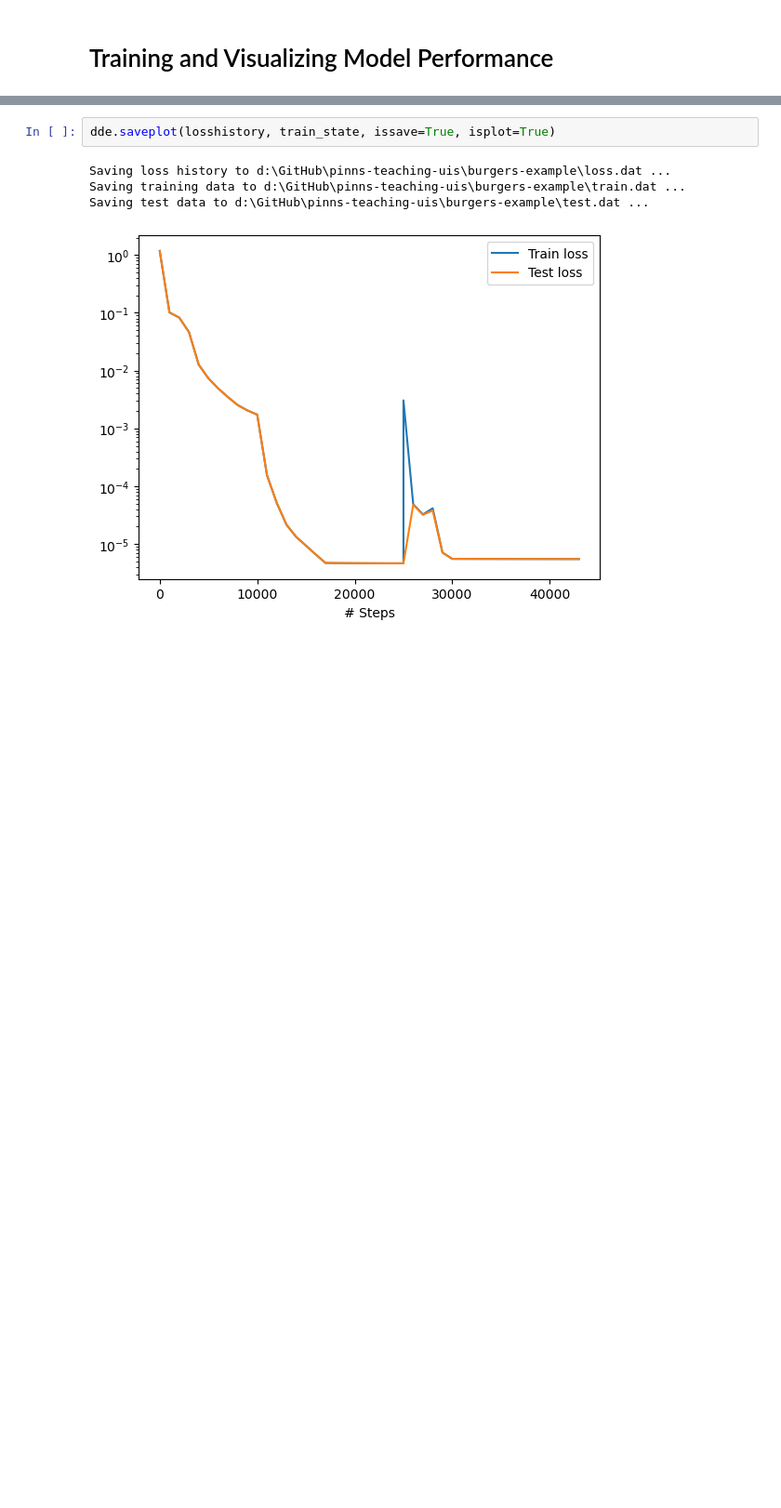
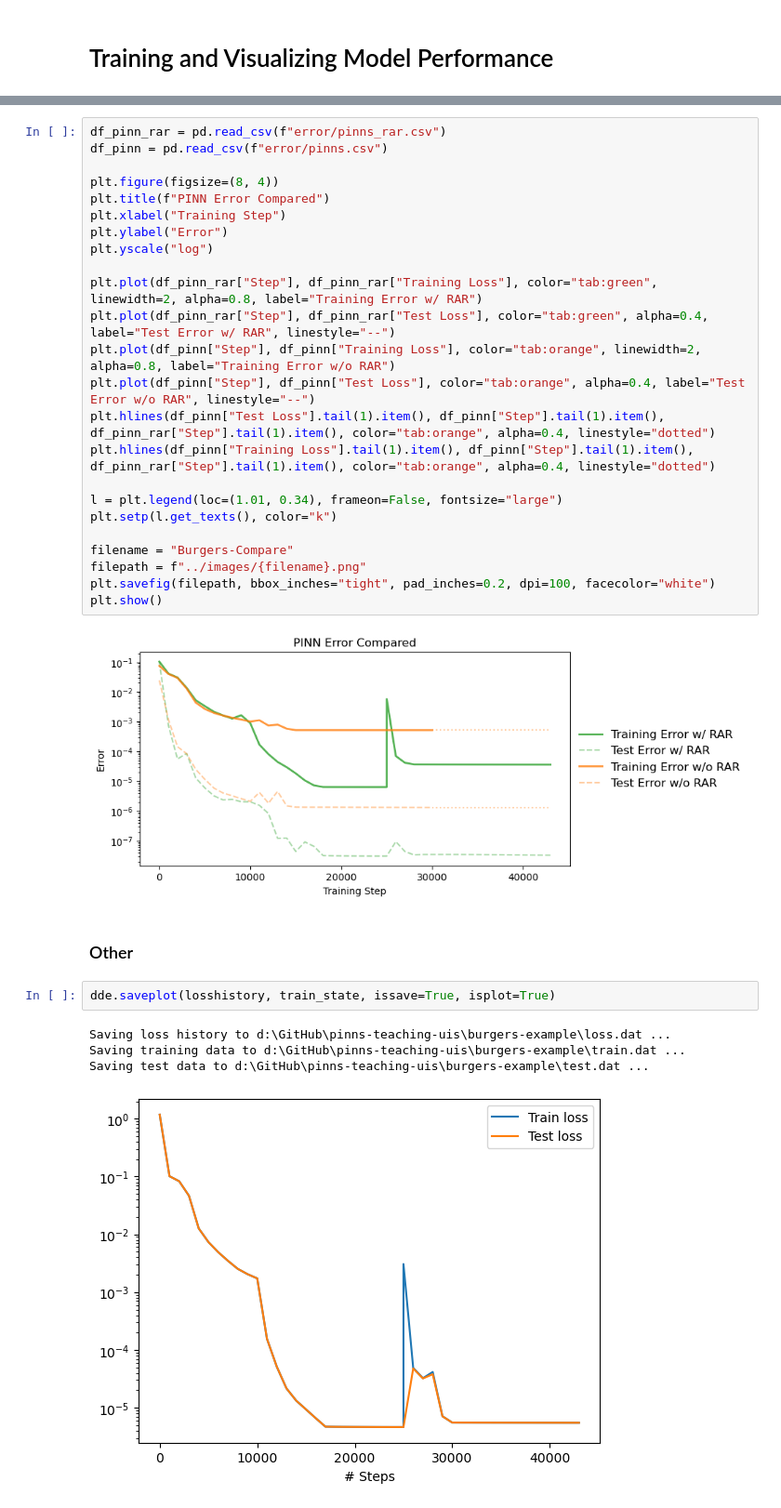
Before and after one commit to cdenq/pinns-teaching-uis, a Jupyter notebook: burgers-example/burgers.ipynb, the cells around one changed output, grey strips where cells are left out. Shown: that part at 93% size. Drawn from its saved outputs; the diff is of its cells as text; blank space fills up the shorter version.

```diff
--- a/burgers-example/burgers.ipynb
+++ b/burgers-example/burgers.ipynb
@@ -200,3 +266,31 @@ TypeError: TimePDE.__init__() got multiple values for argument 'num_domain'
+# %%
+df_pinn_rar = pd.read_csv(f"error/pinns_rar.csv")
+df_pinn = pd.read_csv(f"error/pinns.csv")
+
+plt.figure(figsize=(8, 4))
+plt.title(f"PINN Error Compared")
+plt.xlabel("Training Step")
+plt.ylabel("Error")
+plt.yscale("log")
+
+plt.plot(df_pinn_rar["Step"], df_pinn_rar["Training Loss"], color="tab:green", linewidth=2, alpha=0.8, label="Training Error w/ RAR")
+plt.plot(df_pinn_rar["Step"], df_pinn_rar["Test Loss"], color="tab:green", alpha=0.4, label="Test Error w/ RAR", linestyle="--")
+plt.plot(df_pinn["Step"], df_pinn["Training Loss"], color="tab:orange", linewidth=2, alpha=0.8, label="Training Error w/o RAR")
+plt.plot(df_pinn["Step"], df_pinn["Test Loss"], color="tab:orange", alpha=0.4, label="Test Error w/o RAR", linestyle="--")
+plt.hlines(df_pinn["Test Loss"].tail(1).item(), df_pinn["Step"].tail(1).item(), df_pinn_rar["Step"].tail(1).item(), color="tab:orange", alpha=0.4, linestyle="dotted")
+plt.hlines(df_pinn["Training Loss"].tail(1).item(), df_pinn["Step"].tail(1).item(), df_pinn_rar["Step"].tail(1).item(), color="tab:orange", alpha=0.4, linestyle="dotted")
+
+l = plt.legend(loc=(1.01, 0.34), frameon=False, fontsize="large")
+plt.setp(l.get_texts(), color="k")
+
+filename = "Burgers-Compare"
+filepath = f"../images/{filename}.png"
+plt.savefig(filepath, bbox_inches="tight", pad_inches=0.2, dpi=100, facecolor="white")
+plt.show()
+# %% [output]
+[figure, added]
+# %% [markdown]
+### Other
 # %%
 dde.saveplot(losshistory, train_state, issave=True, isplot=True)
 # %% [output]
```
Also changed, not shown: parts of 24 cells of this notebook, 10 other files.
